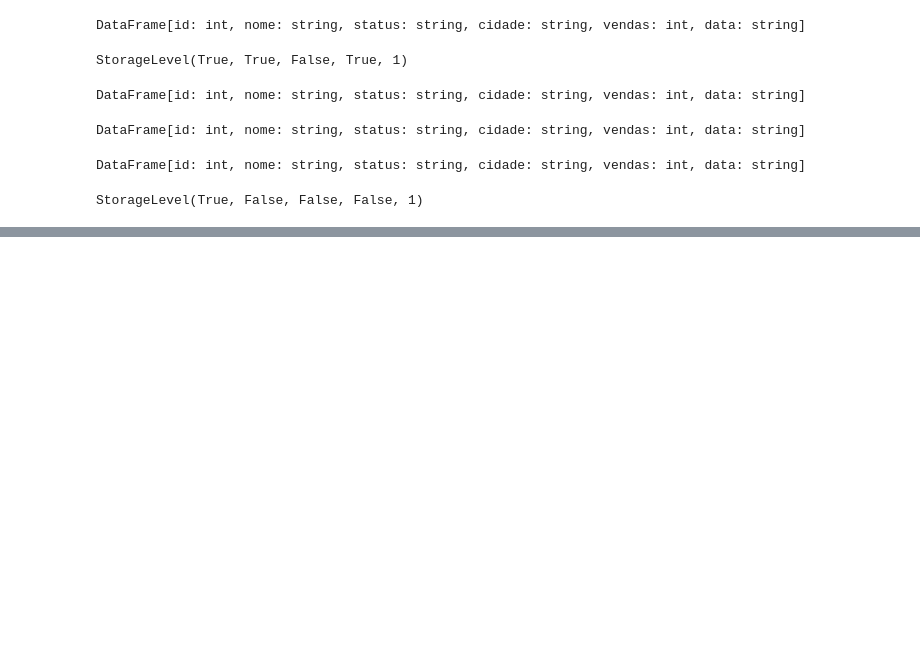
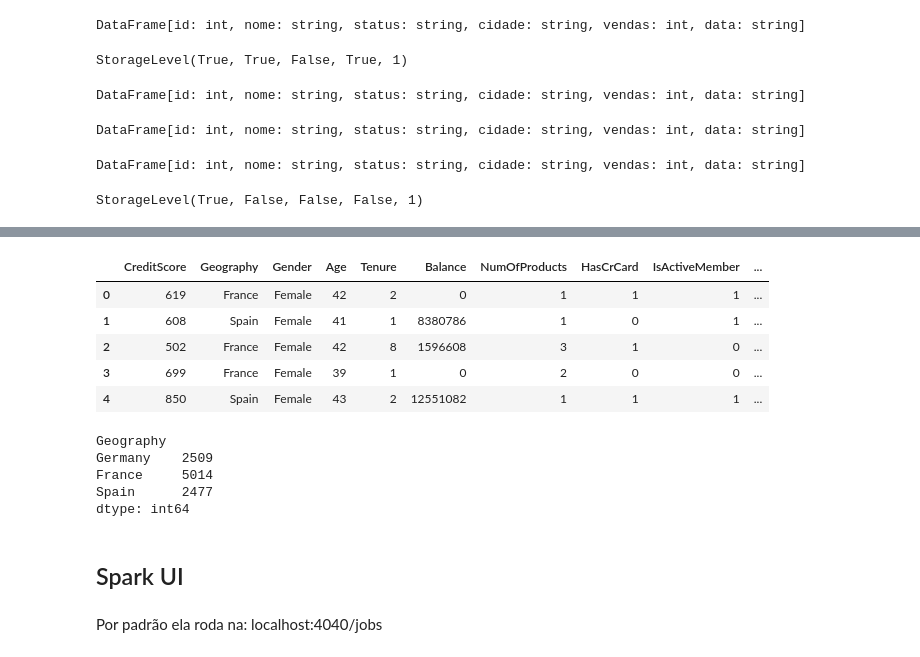
Before and after one commit to OseiasBeu/SparkFormation, a Jupyter notebook: SparkFormation.ipynb, the cells around one changed output, grey strips where cells are left out. Drawn from its saved outputs; the diff is of its cells as text; code cells hidden in the pictures; blank space fills up the shorter version.

```diff
--- a/SparkFormation.ipynb
+++ b/SparkFormation.ipynb
@@ -2216,0 +2347,23 @@ StorageLevel(True, False, False, False, 1)
+# %%
+churn = pd.read_csv('/content/Churn.csv',sep=';')
+churn.head(5)
+# %% [output]
+|  | CreditScore | Geography | Gender | Age | Tenure | Balance | NumOfProducts | HasCrCard | IsActiveMember | ... |
+| 0 | 619 | France | Female | 42 | 2 | 0 | 1 | 1 | 1 | ... |
+| 1 | 608 | Spain | Female | 41 | 1 | 8380786 | 1 | 0 | 1 | ... |
+| 2 | 502 | France | Female | 42 | 8 | 1596608 | 3 | 1 | 0 | ... |
+| 3 | 699 | France | Female | 39 | 1 | 0 | 2 | 0 | 0 | ... |
+| 4 | 850 | Spain | Female | 43 | 2 | 12551082 | 1 | 1 | 1 | ... |
+# %%
+agrupado = churn.groupby(['Geography']).size()
+print(agrupado)
+# %% [output]
+Geography
+Germany    2509
+France     5014
+Spain      2477
+dtype: int64
+# %% [markdown]
+## Spark UI
+# %% [markdown]
+Por padrão ela roda na: localhost:4040/jobs
```
Also changed, not shown: parts of 56 cells of this notebook.
